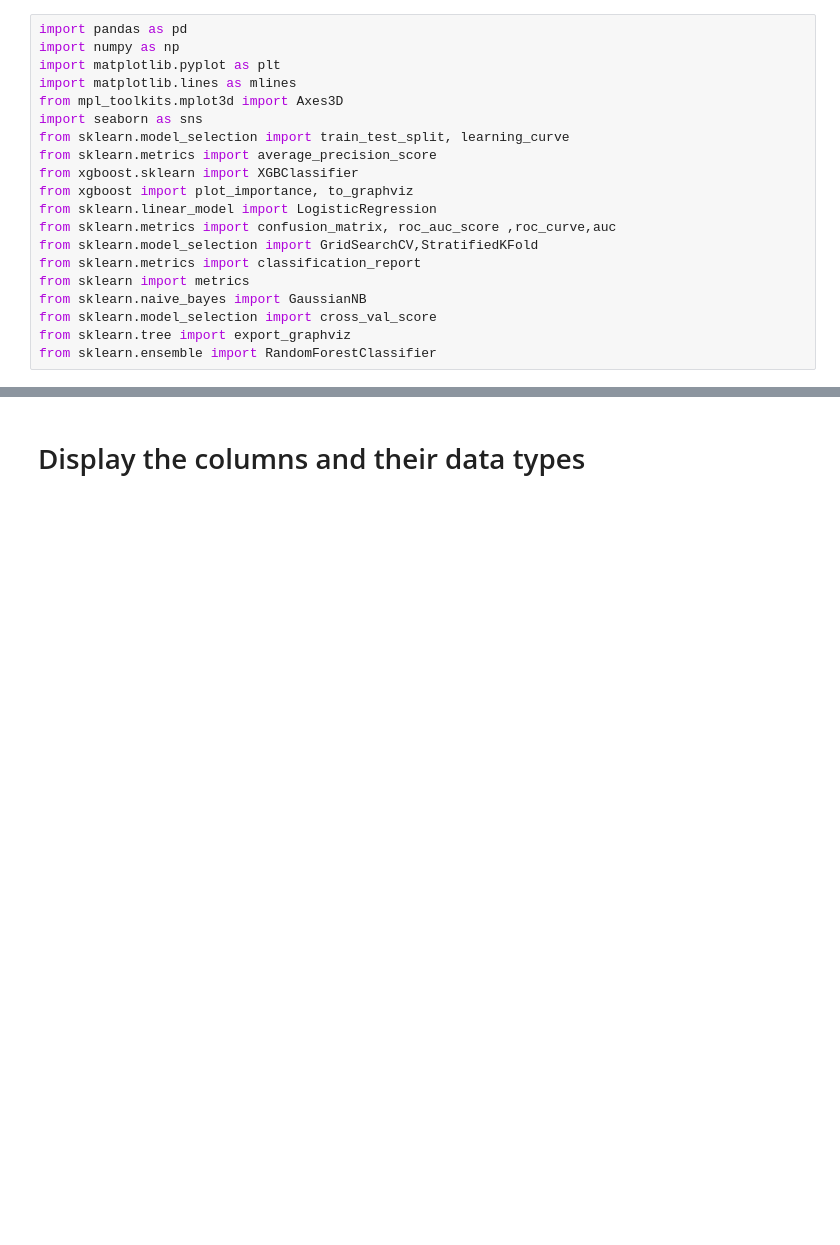
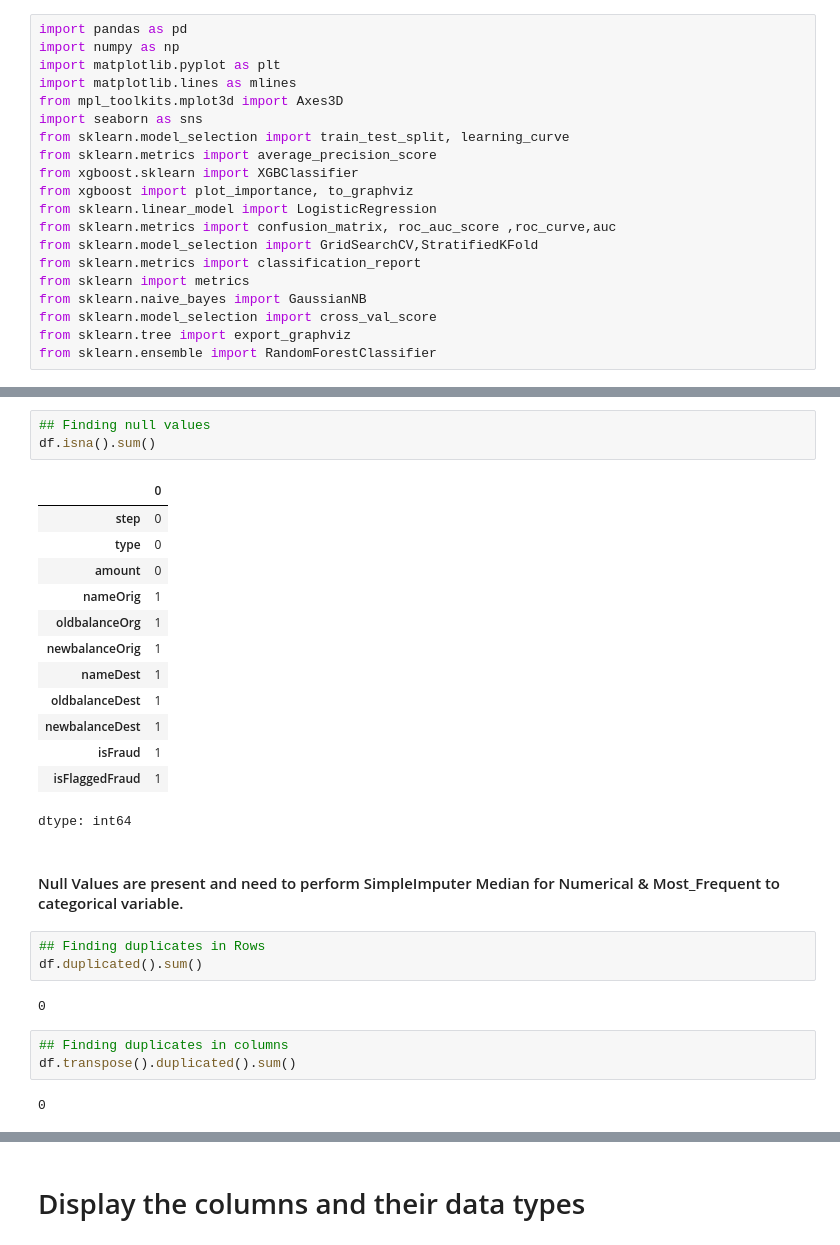
Before and after one commit to amehaabera/amehaabera, a Jupyter notebook: Detecting Money Laundering Using Machine Learning.ipynb, the cells around one changed output, grey strips where cells are left out. Drawn from its saved outputs; the diff is of its cells as text; blank space fills up the shorter version.

```diff
--- a/Detecting Money Laundering Using Machine Learning.ipynb
+++ b/Detecting Money Laundering Using Machine Learning.ipynb
@@ -28,0 +66,29 @@ df=pd.read_csv("/content/Fraud_Data.csv")
+# %%
+## Finding null values
+df.isna().sum()
+# %% [output]
+|  | 0 |
+| step | 0 |
+| type | 0 |
+| amount | 0 |
+| nameOrig | 1 |
+| oldbalanceOrg | 1 |
+| newbalanceOrig | 1 |
+| nameDest | 1 |
+| oldbalanceDest | 1 |
+| newbalanceDest | 1 |
+| isFraud | 1 |
+| isFlaggedFraud | 1 |
+dtype: int64
+# %% [markdown]
+#### Null Values are present and need to perform SimpleImputer Median for Numerical & Most_Frequent to categorical variable.
+# %%
+## Finding duplicates in Rows
+df.duplicated().sum()
+# %% [output]
+0
+# %%
+## Finding duplicates in columns
+df.transpose().duplicated().sum()
+# %% [output]
+0
```
Also changed, not shown: parts of 11 cells of this notebook.
